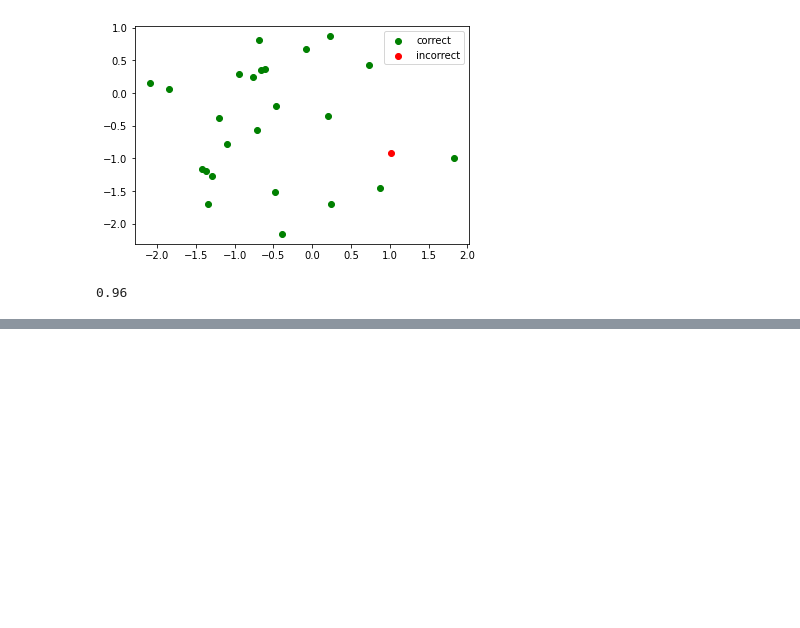
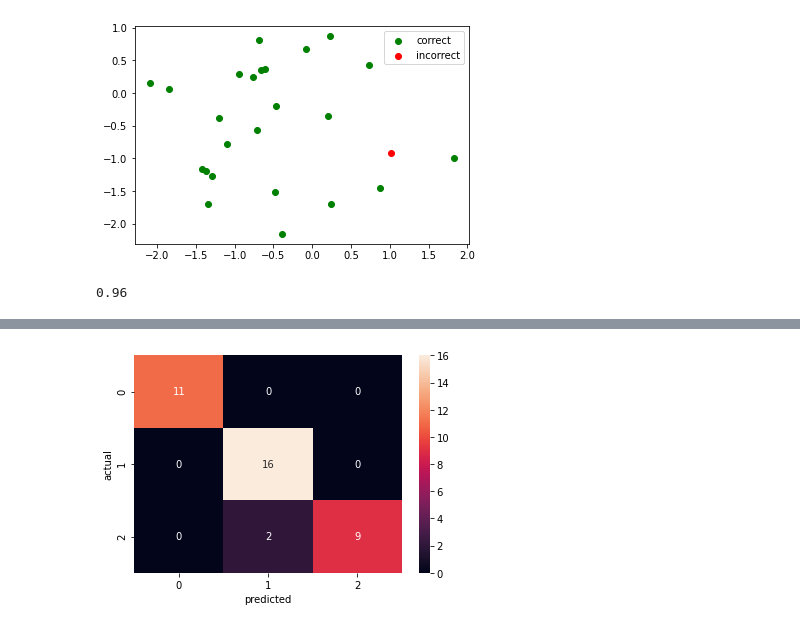
Before and after one commit to p-ai-org/p-workshops-2021, a Jupyter notebook: workshop-3.ipynb, the cells around one changed output, grey strips where cells are left out. Drawn from its saved outputs; the diff is of its cells as text; code cells hidden in the pictures; blank space fills up the shorter version.

```diff
--- a/workshop-3.ipynb
+++ b/workshop-3.ipynb
@@ -456,0 +607,4 @@ I created a Notion document that outlines all the essentials about git, and you
+# %%
+from sklearn.metrics import confusion_matrix
+cm = confusion_matrix(y_test, y_pred)
+cm
@@ -456,0 +636,11 @@ I created a Notion document that outlines all the essentials about git, and you
+# %%
+def compute_and_show_cm(y_actual, y_pred):
+    cm = confusion_matrix(y_actual, y_pred)
+    sns.heatmap(cm, annot=True)
+    plt.xlabel('predicted')
+    plt.ylabel('actual')
+    plt.show()
+# %%
+compute_and_show_cm(y_test, y_pred)
+# %% [output]
+[figure, added]
```
Also changed, not shown: parts of 54 cells of this notebook, 2 other files.
